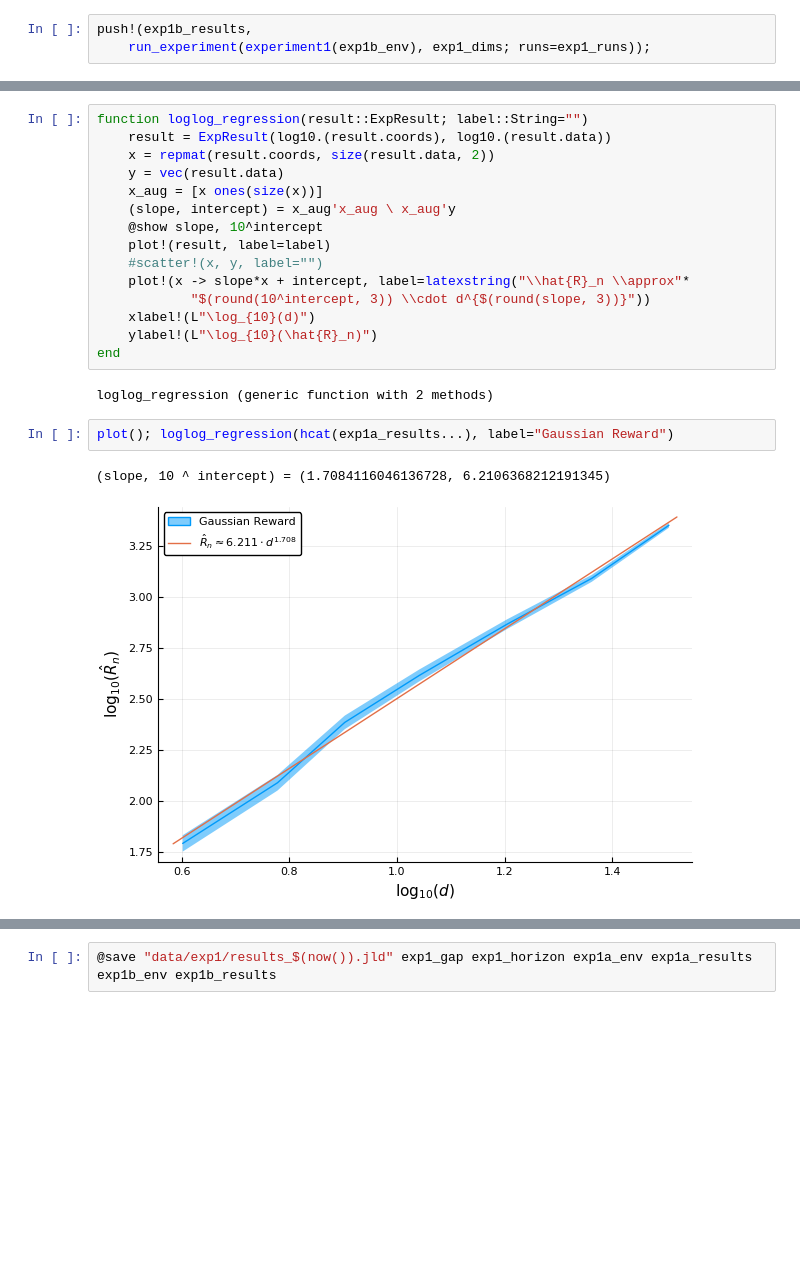
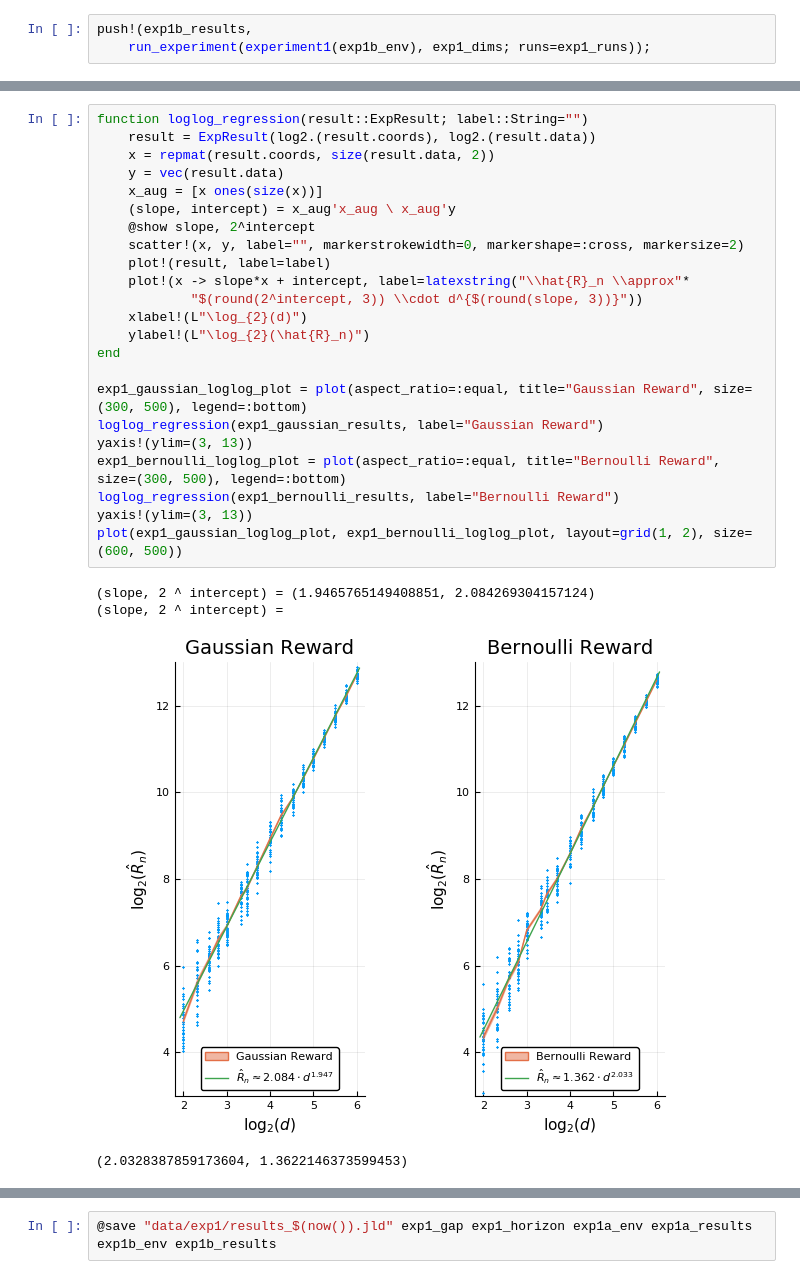
Before and after one commit to roshanshariff/PrivateBandits.jl, a Jupyter notebook: private-bandits.ipynb, the cells around one changed output, grey strips where cells are left out. Drawn from its saved outputs; the diff is of its cells as text; blank space fills up the shorter version.

```diff
--- a/private-bandits.ipynb
+++ b/private-bandits.ipynb
@@ -67,22 +112,28 @@ yaxis!("Regret")
 # %%
 function loglog_regression(result::ExpResult; label::String="")
-    result = ExpResult(log10.(result.coords), log10.(result.data))
+    result = ExpResult(log2.(result.coords), log2.(result.data))
     x = repmat(result.coords, size(result.data, 2))
     y = vec(result.data)
     x_aug = [x ones(size(x))]
     (slope, intercept) = x_aug'x_aug \ x_aug'y
-    @show slope, 10^intercept
+    @show slope, 2^intercept
+    scatter!(x, y, label="", markerstrokewidth=0, markershape=:cross, markersize=2)
     plot!(result, label=label)
-    #scatter!(x, y, label="")
     plot!(x -> slope*x + intercept, label=latexstring("\\hat{R}_n \\approx"*
-            "$(round(10^intercept, 3)) \\cdot d^{$(round(slope, 3))}"))
-    xlabel!(L"\log_{10}(d)")
-    ylabel!(L"\log_{10}(\hat{R}_n)")
+            "$(round(2^intercept, 3)) \\cdot d^{$(round(slope, 3))}"))
+    xlabel!(L"\log_{2}(d)")
+    ylabel!(L"\log_{2}(\hat{R}_n)")
 end
+
+exp1_gaussian_loglog_plot = plot(aspect_ratio=:equal, title="Gaussian Reward", size=(300, 500), legend=:bottom)
+loglog_regression(exp1_gaussian_results, label="Gaussian Reward")
+yaxis!(ylim=(3, 13))
+exp1_bernoulli_loglog_plot = plot(aspect_ratio=:equal, title="Bernoulli Reward", size=(300, 500), legend=:bottom)
+loglog_regression(exp1_bernoulli_results, label="Bernoulli Reward")
+yaxis!(ylim=(3, 13))
+plot(exp1_gaussian_loglog_plot, exp1_bernoulli_loglog_plot, layout=grid(1, 2), size=(600, 500))
 # %% [output]
-loglog_regression (generic function with 2 methods)
+(slope, 2 ^ intercept) = (1.9465765149408851, 2.084269304157124)
+(slope, 2 ^ intercept) =
+[figure, added]
+(2.0328387859173604, 1.3622146373599453)
-# %%
-plot(); loglog_regression(hcat(exp1a_results...), label="Gaussian Reward")
-# %% [output]
-(slope, 10 ^ intercept) = (1.7084116046136728, 6.2106368212191345)
-[figure, removed]
```
Also changed, not shown: parts of 20 cells of this notebook, 3 other files.
